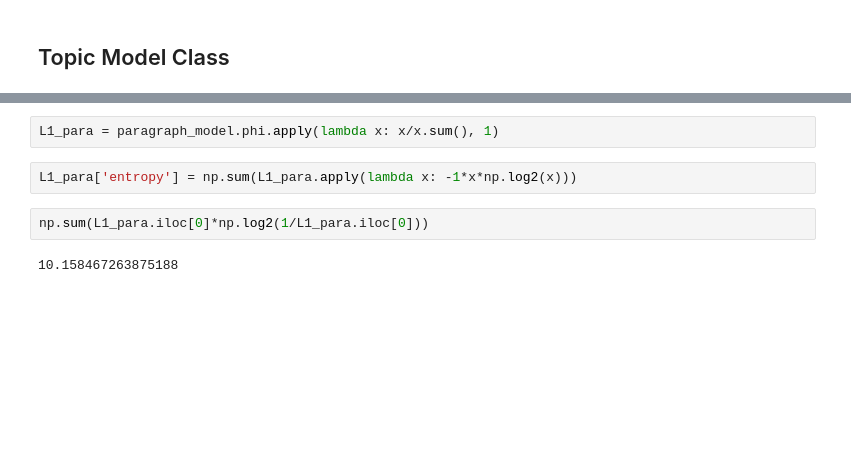
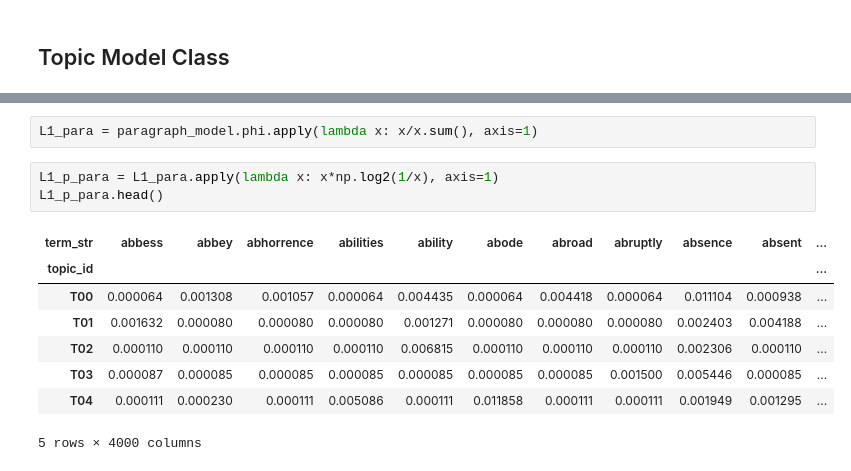
Before and after one commit to rlipps/DS5001-2024-01-R, a Jupyter notebook: lessons/M08_TopicModels/M08_HW08.ipynb, the cells around one changed output, grey strips where cells are left out. Drawn from its saved outputs; the diff is of its cells as text; blank space fills up the shorter version.

```diff
--- a/lessons/M08_TopicModels/M08_HW08.ipynb
+++ b/lessons/M08_TopicModels/M08_HW08.ipynb
@@ -226,8 +250,14 @@ Use the PHI table from each model to compute the entropy H of the distribution o
 # %%
-L1_para = paragraph_model.phi.apply(lambda x: x/x.sum(), 1)
+L1_para = paragraph_model.phi.apply(lambda x: x/x.sum(), axis=1)
 # %%
-L1_para['entropy'] = np.sum(L1_para.apply(lambda x: -1*x*np.log2(x)))
+L1_p_para = L1_para.apply(lambda x: x*np.log2(1/x), axis=1)
+L1_p_para.head()
+# %% [output]
+| term_str | abbess | abbey | abhorrence | abilities | ability | abode | abroad | abruptly | absence | absent | ... |
+| topic_id |  |  |  |  |  |  |  |  |  |  | ... |
+| T00 | 0.000064 | 0.001308 | 0.001057 | 0.000064 | 0.004435 | 0.000064 | 0.004418 | 0.000064 | 0.011104 | 0.000938 | ... |
+| T01 | 0.001632 | 0.000080 | 0.000080 | 0.000080 | 0.001271 | 0.000080 | 0.000080 | 0.000080 | 0.002403 | 0.004188 | ... |
+| T02 | 0.000110 | 0.000110 | 0.000110 | 0.000110 | 0.006815 | 0.000110 | 0.000110 | 0.000110 | 0.002306 | 0.000110 | ... |
+| T03 | 0.000087 | 0.000085 | 0.000085 | 0.000085 | 0.000085 | 0.000085 | 0.000085 | 0.001500 | 0.005446 | 0.000085 | ... |
+| T04 | 0.000111 | 0.000230 | 0.000111 | 0.005086 | 0.000111 | 0.011858 | 0.000111 | 0.000111 | 0.001949 | 0.001295 | ... |
+5 rows × 4000 columns
-# %%
-np.sum(L1_para.iloc[0]*np.log2(1/L1_para.iloc[0]))
-# %% [output]
-10.158467263875188
```
Also changed, not shown: parts of 27 cells of this notebook.
